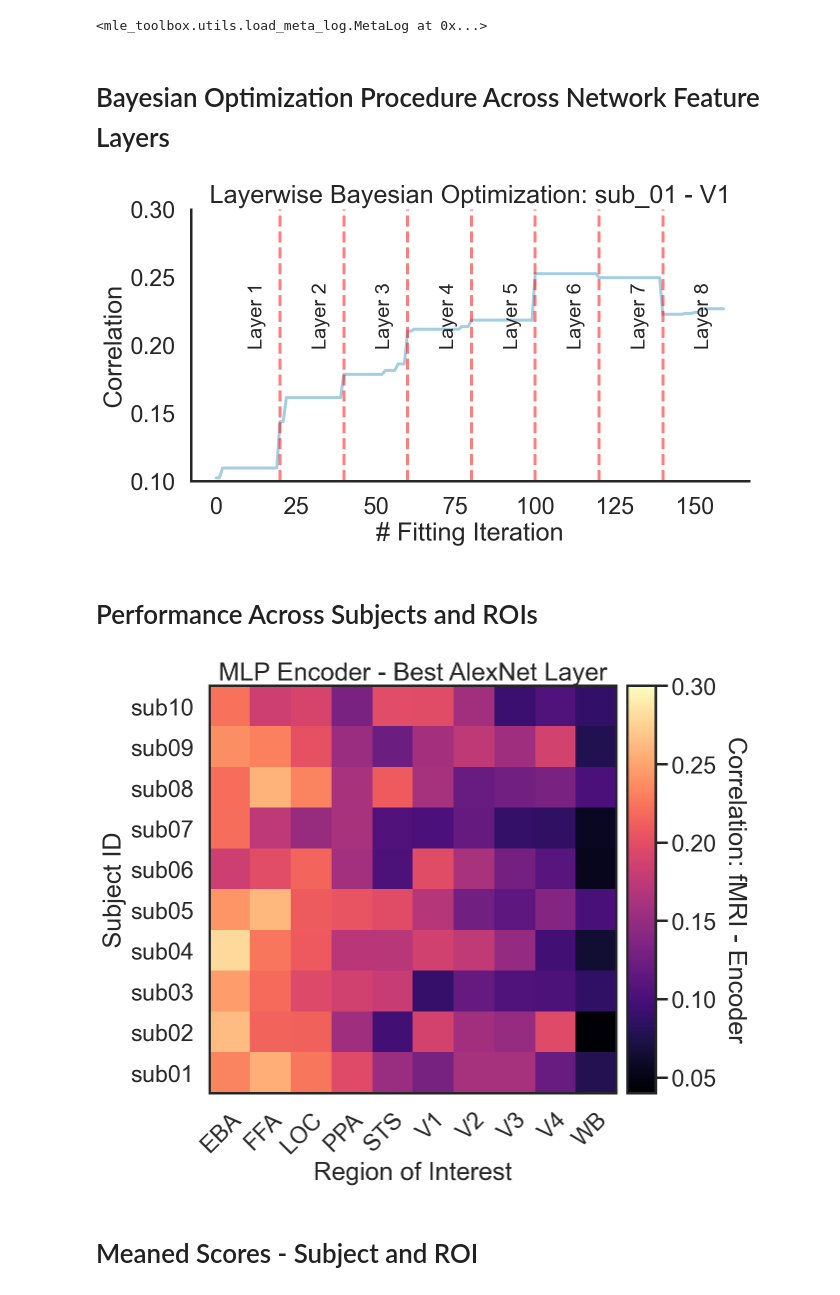
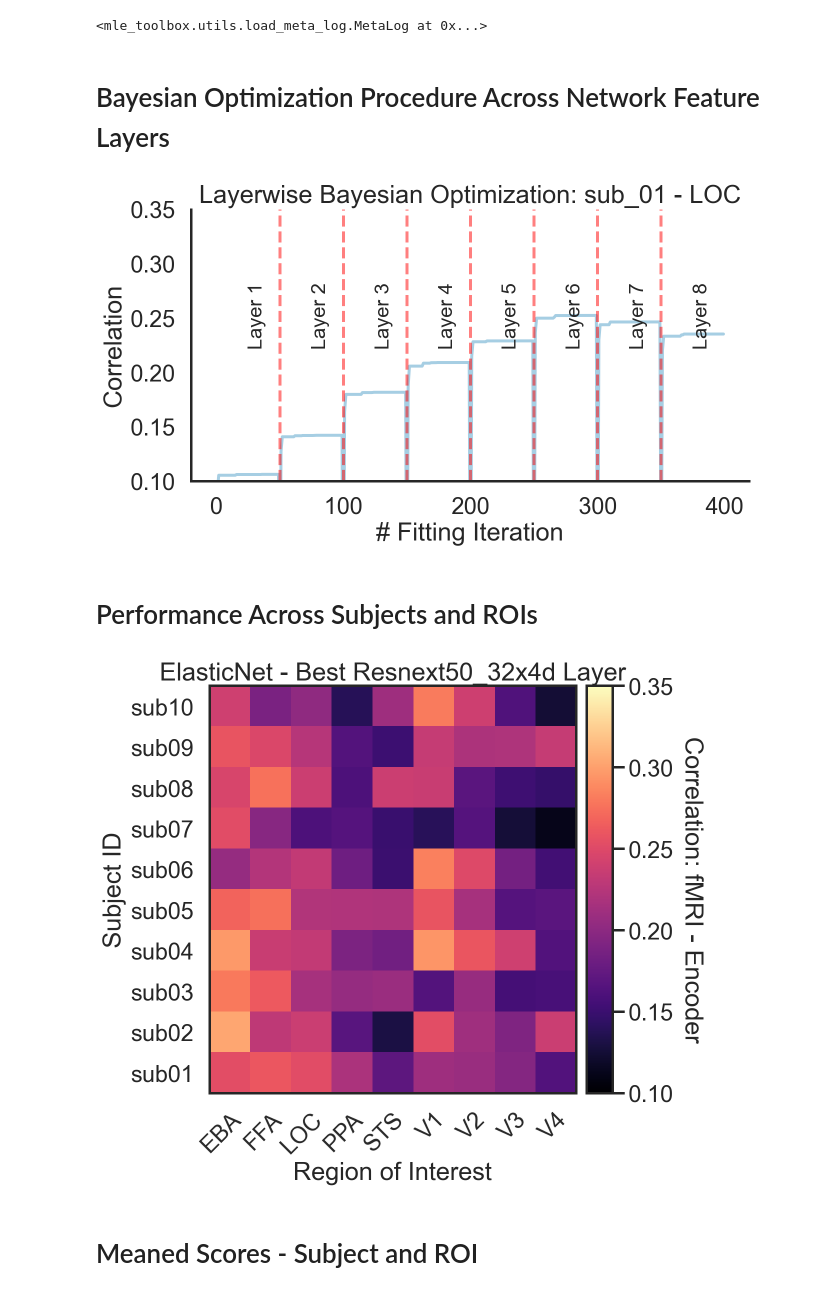
Before and after one commit to RobertTLange/algonauts-2021, a Jupyter notebook: notebooks/inspect_experiments.ipynb, the cells around one changed output. Saved outputs shown, nothing was run; the diff lists cells and outputs as text; code cells hidden in the pictures.

Commit message:
New configs + visualization

```diff
--- a/notebooks/inspect_experiments.ipynb
+++ b/notebooks/inspect_experiments.ipynb
@@ -31,6 +19,9 @@ with h5py.File(filename, "r") as f:
-# %%
-meta_log = load_meta_log("../experiments/mlp_vgg_bo_30/meta_log.hdf5")
-# %% [output]
-<mle_toolbox.utils.load_meta_log.MetaLog at 0x...>
+# %%
+meta_log
+# %% [output]
+<mle_toolbox.utils.load_meta_log.MetaLog at 0x...>
+# %%
+experiment_dir = "../experiments/roi/elastic_alexnet_bo_50"
+meta_log, hyper_log = load_result_logs(experiment_dir)
 # %% [markdown]
 # Bayesian Optimization Procedure Across Network Feature Layers
@@ -40,13 +28,13 @@ meta_log, hyper_log = load_result_logs(experiment_dir)
 # %%
-plot_bo_scores(meta_log, "b_1_eval_0", subject_id="sub_01", roi_type="V1", num_bo_per_layer=20)
+plot_bo_scores(meta_log, "b_1_eval_0", subject_id="sub_01", roi_type="LOC", num_bo_per_layer=50, num_layers=8)
 # %% [output]
-[figure, old version]
+[figure, new version]
 # %% [markdown]
 # Performance Across Subjects and ROIs
 # %%
-plot_roi_subject_grid(hyper_log, title="MLP Encoder - Best AlexNet Layer")
+plot_roi_subject_grid(hyper_log, title="ElasticNet - Best Resnext50_32x4d Layer")
 # %% [output]
-[figure, old version]
+[figure, new version]
 # %% [markdown]
 # Meaned Scores - Subject and ROI
 # %%
```
Also changed, not shown: parts of 7 cells of this notebook, 11 other files.
